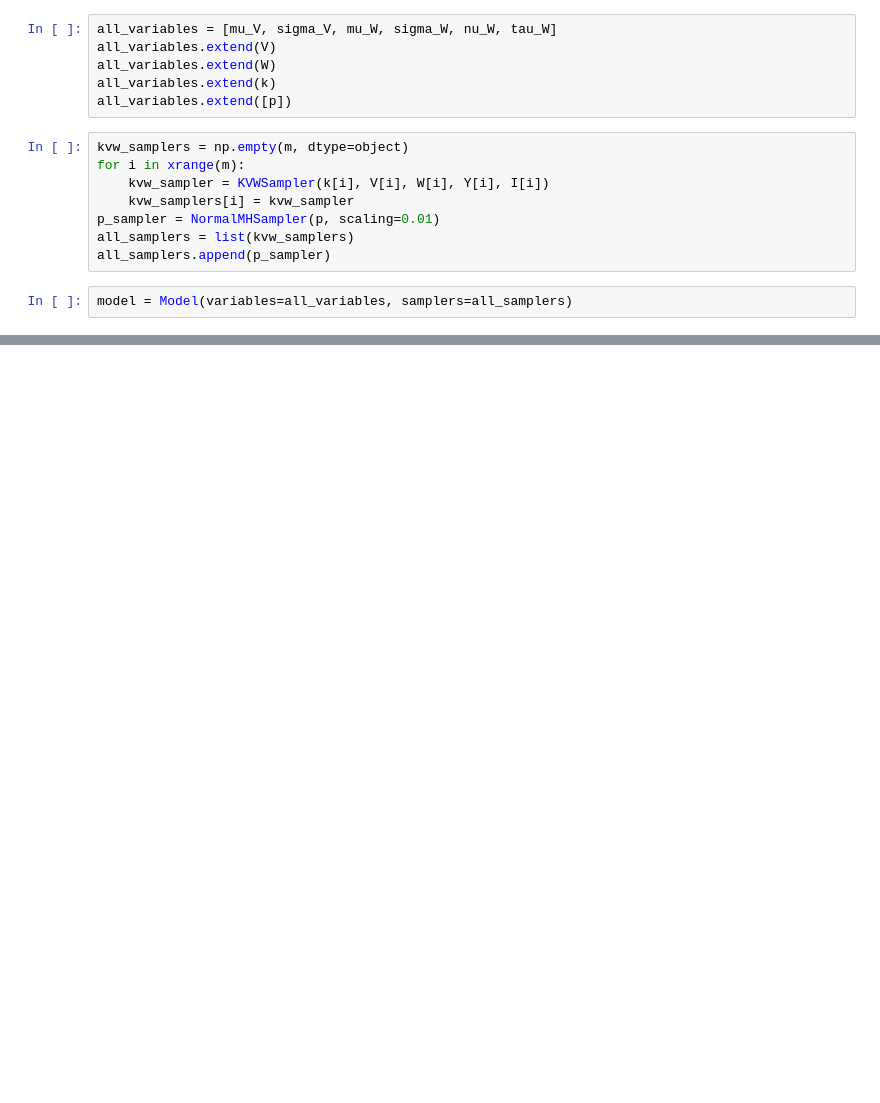
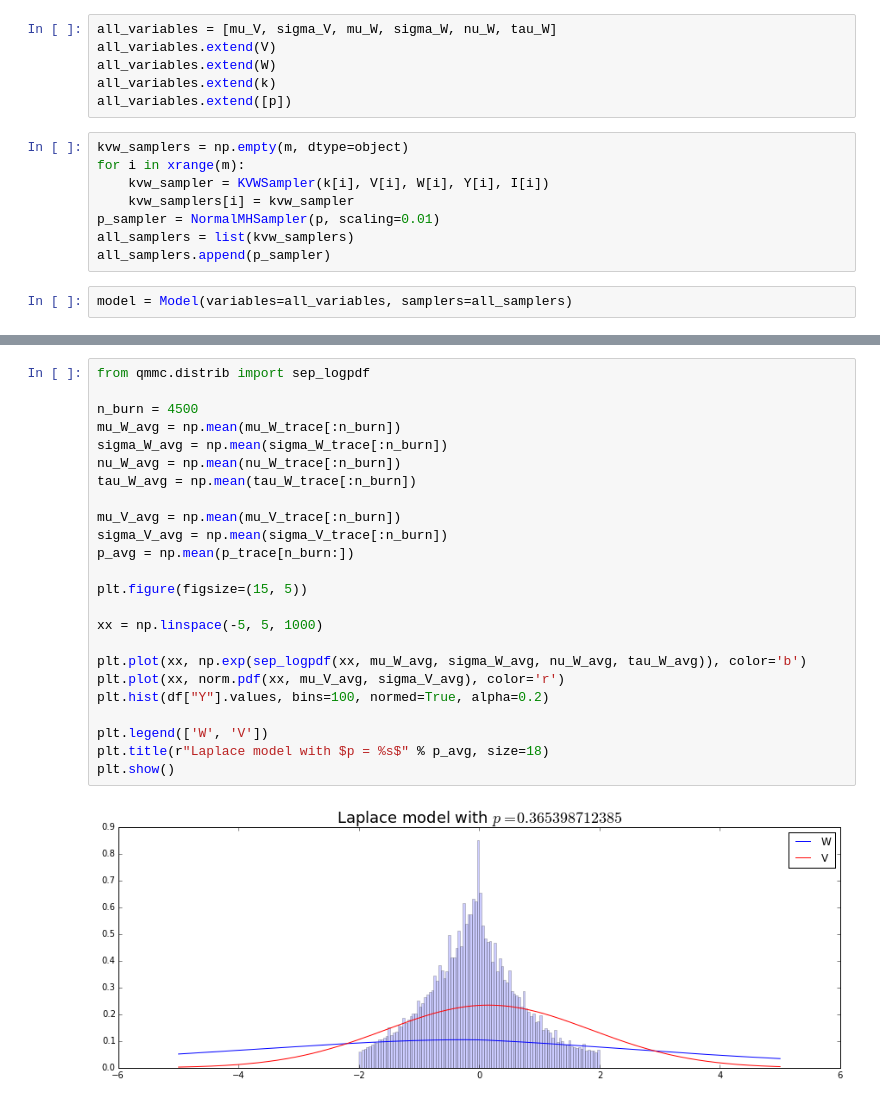
Before and after one commit to CompSquad/qmmc, a Jupyter notebook: examples/SEP Extended RFQ model.ipynb, the cells around one changed output, grey strips where cells are left out. Cells and saved outputs as stored; diff of their text form; blank space fills up the shorter version.

```diff
--- a/examples/SEP Extended RFQ model.ipynb
+++ b/examples/SEP Extended RFQ model.ipynb
@@ -149,0 +150,26 @@ plt.show()
+# %%
+from qmmc.distrib import sep_logpdf
+
+n_burn = 4500
+mu_W_avg = np.mean(mu_W_trace[:n_burn])
+sigma_W_avg = np.mean(sigma_W_trace[:n_burn])
+nu_W_avg = np.mean(nu_W_trace[:n_burn])
+tau_W_avg = np.mean(tau_W_trace[:n_burn])
+
+mu_V_avg = np.mean(mu_V_trace[:n_burn])
+sigma_V_avg = np.mean(sigma_V_trace[:n_burn])
+p_avg = np.mean(p_trace[n_burn:])
+
+plt.figure(figsize=(15, 5))
+
+xx = np.linspace(-5, 5, 1000)
+
+plt.plot(xx, np.exp(sep_logpdf(xx, mu_W_avg, sigma_W_avg, nu_W_avg, tau_W_avg)), color='b')
+plt.plot(xx, norm.pdf(xx, mu_V_avg, sigma_V_avg), color='r')
+plt.hist(df["Y"].values, bins=100, normed=True, alpha=0.2)
+
+plt.legend(['W', 'V'])
+plt.title(r"Laplace model with $p = %s$" % p_avg, size=18)
+plt.show()
+# %% [output]
+[figure, added]
```
Also changed, not shown: parts of 5 cells of this notebook.
